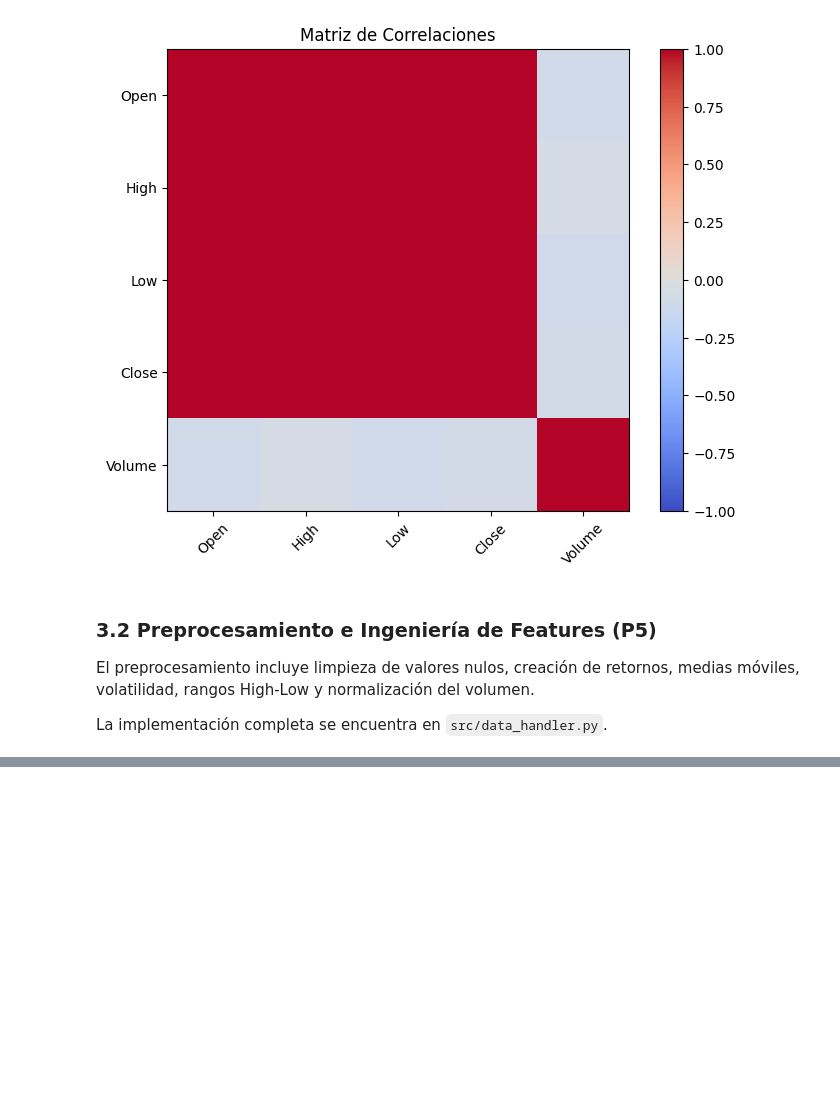
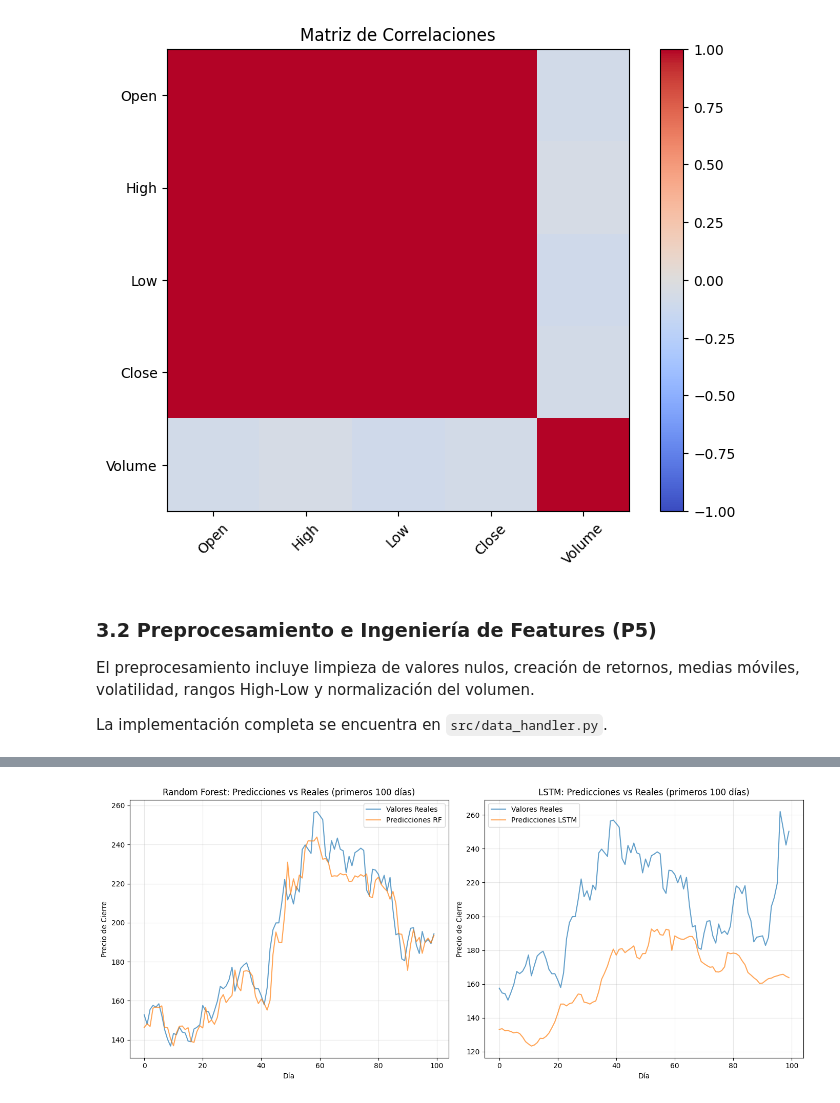
Before and after one commit to PabloNSI/solana-predictor, a Jupyter notebook: Proyecto_Final_Unit25.ipynb, the cells around one changed output, grey strips where cells are left out. Cells and saved outputs as stored; diff of their text form; code cells hidden in the pictures; blank space fills up the shorter version.

```diff
--- a/Proyecto_Final_Unit25.ipynb
+++ b/Proyecto_Final_Unit25.ipynb
@@ -231,0 +542,32 @@ UnpicklingError: invalid load key, '\x07'.
+# %%
+# Visualización de predicciones vs valores reales
+import matplotlib.pyplot as plt
+
+plt.figure(figsize=(14, 6))
+
+# Datos RF
+plt.subplot(1, 2, 1)
+plt.plot(y_test_rf.values[:100], label='Valores Reales', alpha=0.7)
+plt.plot(preds_rf_aligned[:100], label='Predicciones RF', alpha=0.7)
+plt.title('Random Forest: Predicciones vs Reales (primeros 100 días)')
+plt.xlabel('Día')
+plt.ylabel('Precio de Cierre')
+plt.legend()
+plt.grid(True, alpha=0.3)
+
+# Datos LSTM (si disponibles)
+if y_test_lstm is not None:
+    plt.subplot(1, 2, 2)
+    num_points = min(100, len(y_test_lstm))
+    plt.plot(y_test_lstm.values[:num_points], label='Valores Reales', alpha=0.7)
+    plt.plot(preds_lstm[:num_points], label='Predicciones LSTM', alpha=0.7)
+    plt.title('LSTM: Predicciones vs Reales (primeros {} días)'.format(num_points))
+    plt.xlabel('Día')
+    plt.ylabel('Precio de Cierre')
+    plt.legend()
+    plt.grid(True, alpha=0.3)
+
+plt.tight_layout()
+plt.show()
+# %% [output]
+[figure, added]
```
Also changed, not shown: parts of 11 cells of this notebook, 7 other files.
